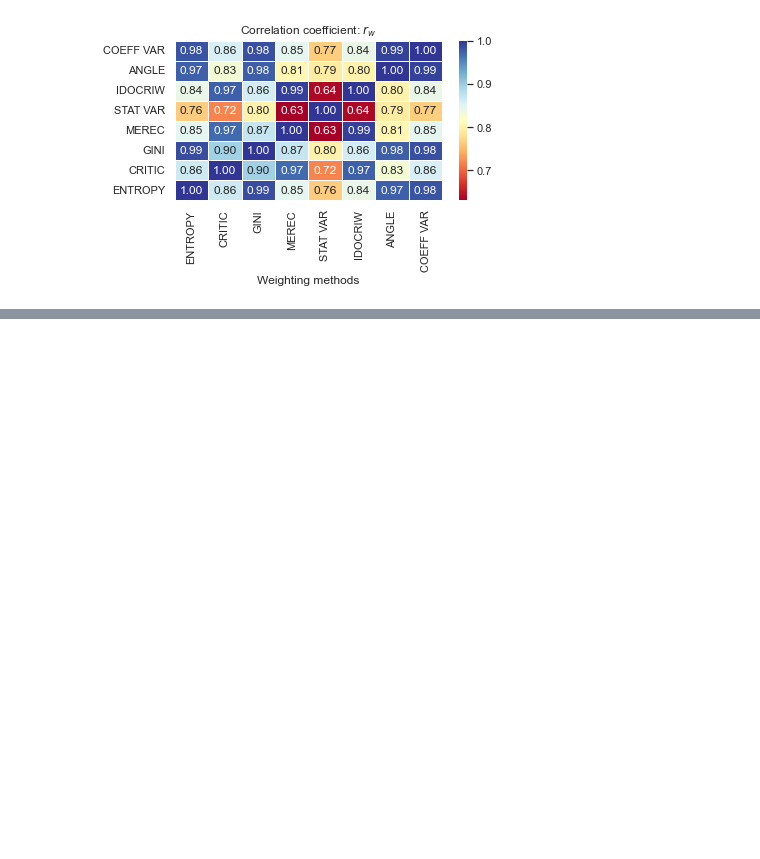
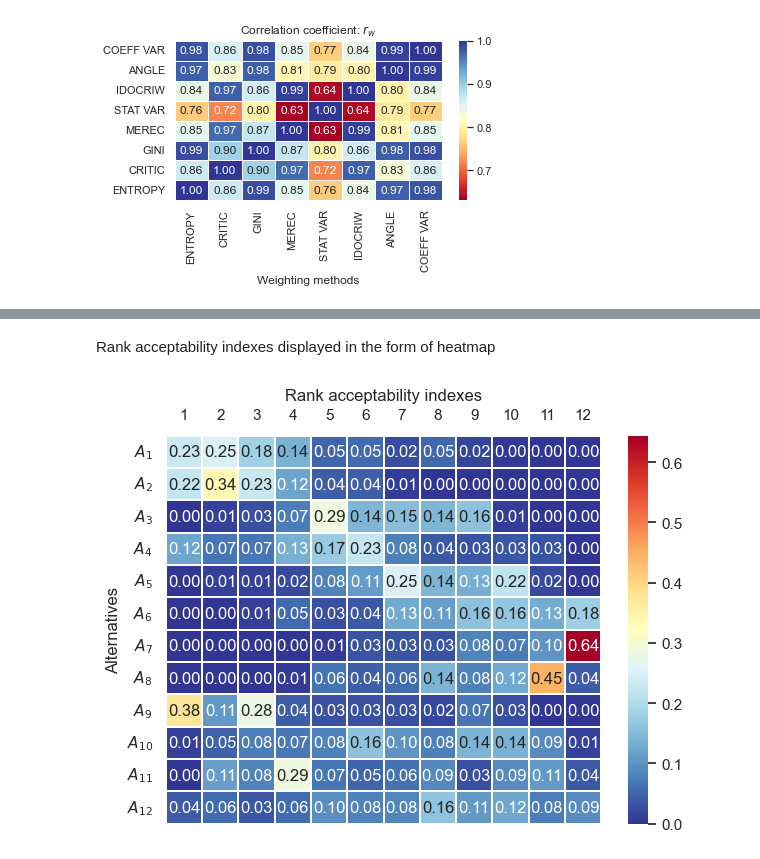
Before and after one commit to energyinpython/objective-weighting, a Jupyter notebook: docs/example.ipynb, the cells around one changed output, grey strips where cells are left out. Drawn from its saved outputs; the diff is of its cells as text; code cells hidden in the pictures; blank space fills up the shorter version.

```diff
--- a/docs/example.ipynb
+++ b/docs/example.ipynb
@@ -422,0 +507,6 @@ draw_heatmap(df_new_heatmap_rw, r'$r_w$')
+# %% [markdown]
+Rank acceptability indexes displayed in the form of heatmap
+# %%
+draw_heatmap_smaa(acc_in_df, 'Rank acceptability indexes')
+# %% [output]
+[figure, added]
```
Also changed, not shown: parts of 18 cells of this notebook.
